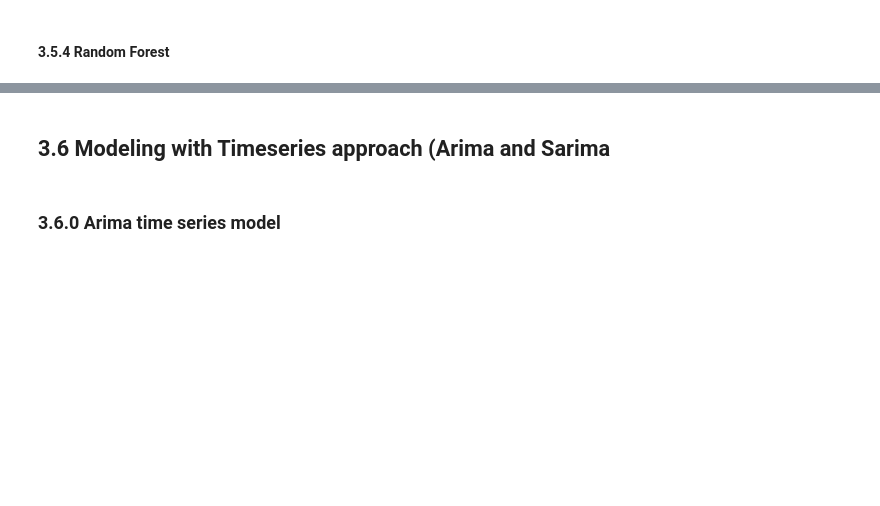
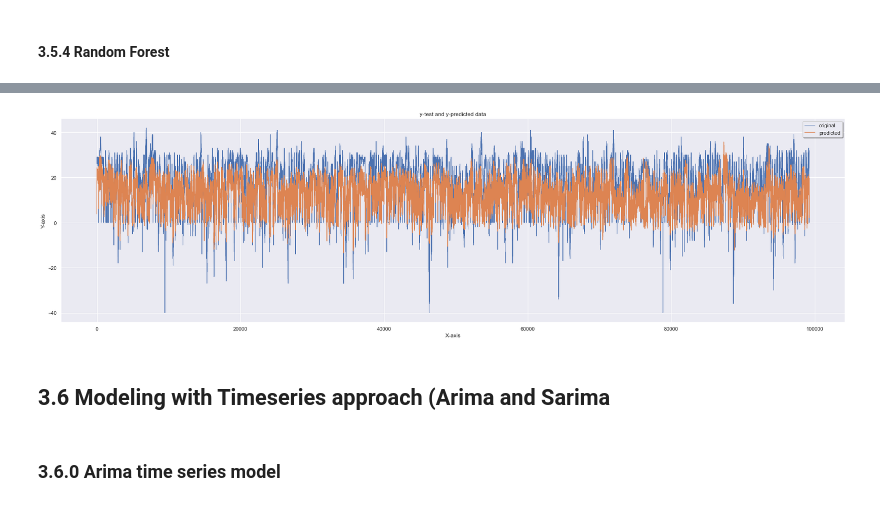
Before and after one commit to sumants-dev/CIS545-Project, a Jupyter notebook: Seasonal_weather_data__analysisv2.ipynb, the cells around one changed output, grey strips where cells are left out. Saved outputs shown, nothing was run; the diff lists cells and outputs as text; code cells hidden in the pictures; blank space fills up the shorter version.

```diff
--- a/Seasonal_weather_data__analysisv2.ipynb
+++ b/Seasonal_weather_data__analysisv2.ipynb
@@ -781,11 +1018,12 @@ rf_cv = GridSearchCV(tree,parameters).fit(x_train, y_train)
 # %%
 #use this
-from sklearn.ensemble import RandomForestRegressor
-from sklearn.datasets import make_regression
-X, y = make_regression(n_features=4, n_informative=2,
-                       random_state=0, shuffle=False)
 
-regr = RandomForestRegressor(max_depth=2, random_state=0, n_jobs =2, verbose =1)
-regr.fit(X, y)
 
-print(regr.predict([[0, 0, 0, 0]]))
+
+#x = scale(x)
+#y = scale(y)
+#regr = RandomForestRegressor(max_depth=2, random_state=0, n_jobs =2, verbose =1)
+rr = RandomForestRegressor(n_jobs =2, verbose =1)
+rr.fit(x_train_pca, y_train)
+
+print(rr.predict([[0, 0, 0, 0,0,0,0,0,0,0,0,0]]))
@@ -813,0 +1047,7 @@ print(test_accuracy2)
+# %%
+
+y_pred = rr.predict(x_test_pca)
+
+mse = mean_squared_error(y_test, y_pred)
+print("MSE: ", mse)
+print("RMSE: ", mse*(1/2.0))
@@ -814,3 +1060,15 @@ print(test_accuracy2)
+# %%
+x_ax = range(len(y_test))
+plt.plot(x_ax, y_test, linewidth=1, label="original")
+plt.plot(x_ax, y_pred, linewidth=1.1, label="predicted")
+plt.title("y-test and y-predicted data")
+plt.xlabel('X-axis')
+plt.ylabel('Y-axis')
+plt.legend(loc='best',fancybox=True, shadow=True)
+plt.grid(True)
+plt.show()
+# %% [output]
+[figure, added]
 # %% [markdown]
 ## 3.6 Modeling with Timeseries approach (Arima and Sarima
 # %% [markdown]
```
Also changed, not shown: parts of 106 cells of this notebook, 6 other files.
